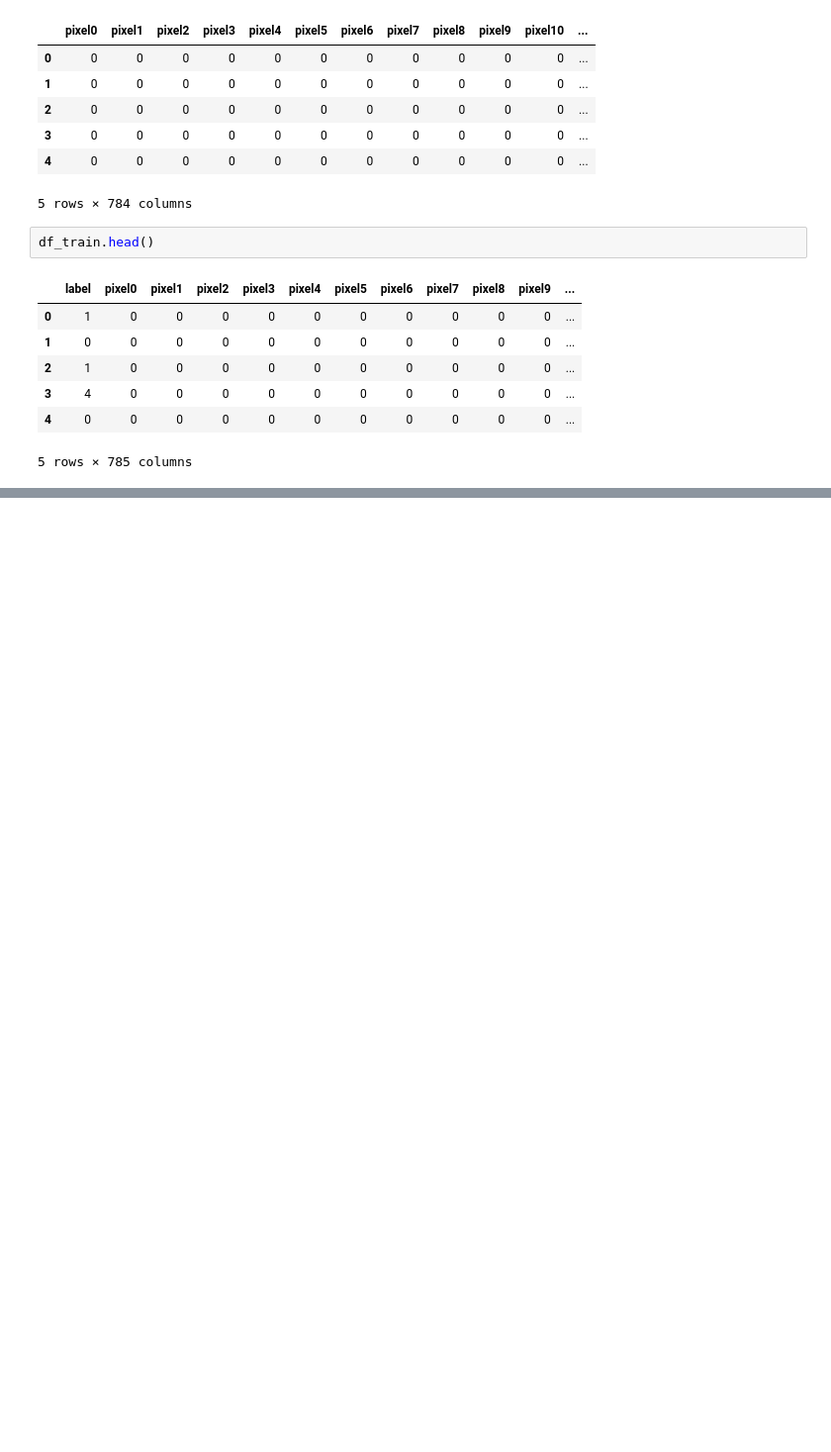
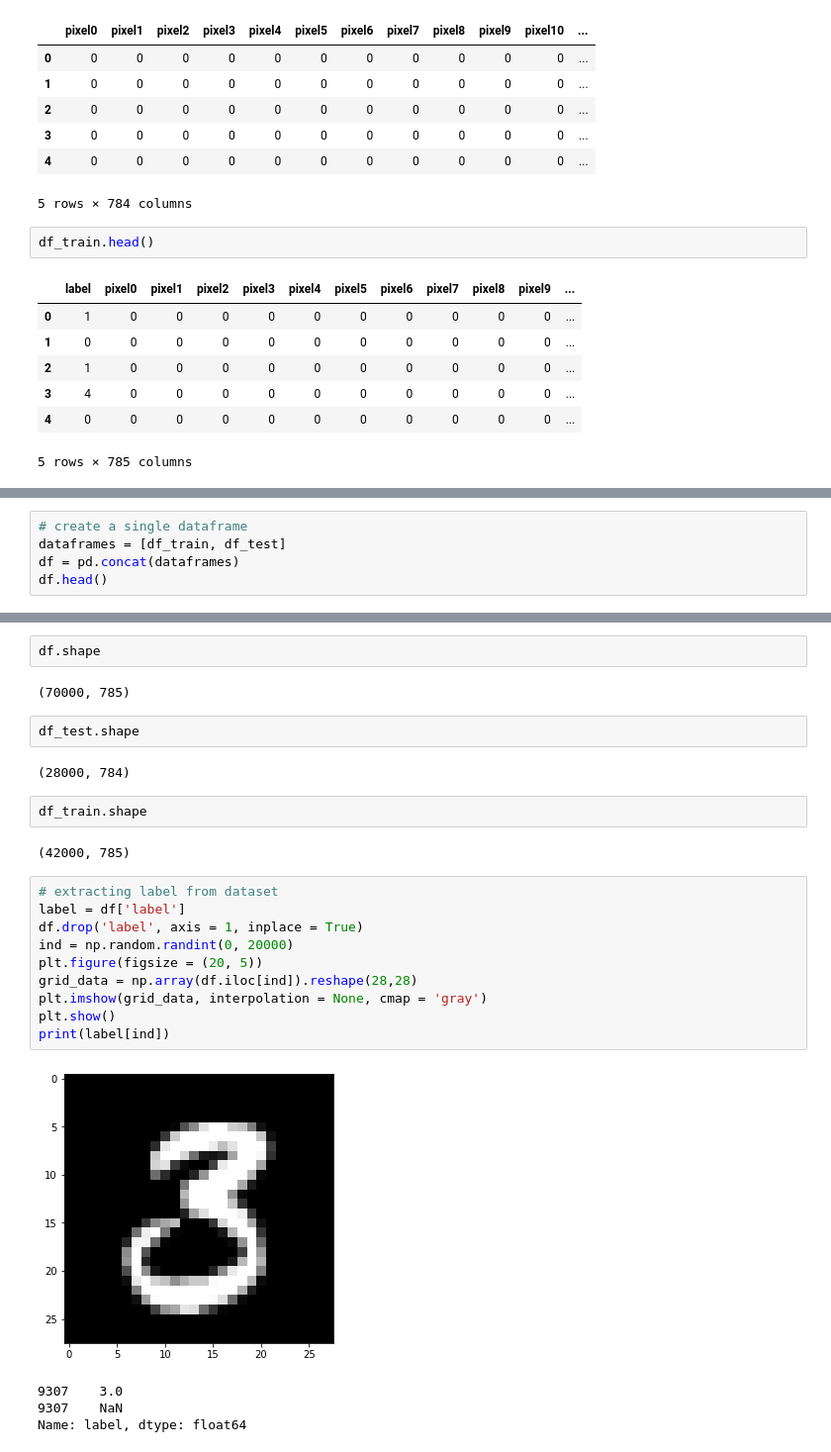
Before and after one commit to Rachhh53/Digit-Recognizer, a Jupyter notebook: DigitRecognizer.ipynb, the cells around one changed output, grey strips where cells are left out. Shown at 99% size. Saved outputs shown, nothing was run; the diff lists cells and outputs as text; blank space fills up the shorter version.

```diff
--- a/DigitRecognizer.ipynb
+++ b/DigitRecognizer.ipynb
@@ -74,0 +170,5 @@ df_train.head()
+# %%
+# create a single dataframe
+dataframes = [df_train, df_test]
+df = pd.concat(dataframes)
+df.head()
@@ -74,0 +183,27 @@ df_train.head()
+# %%
+df.shape
+# %% [output]
+(70000, 785)
+# %%
+df_test.shape
+# %% [output]
+(28000, 784)
+# %%
+df_train.shape
+# %% [output]
+(42000, 785)
+# %%
+# extracting label from dataset
+label = df['label']
+df.drop('label', axis = 1, inplace = True)
+ind = np.random.randint(0, 20000)
+plt.figure(figsize = (20, 5))
+grid_data = np.array(df.iloc[ind]).reshape(28,28)
+plt.imshow(grid_data, interpolation = None, cmap = 'gray')
+plt.show()
+print(label[ind])
+# %% [output]
+[figure, added]
+9307    3.0
+9307    NaN
+Name: label, dtype: float64
```
Also changed, not shown: parts of 61 cells of this notebook.
